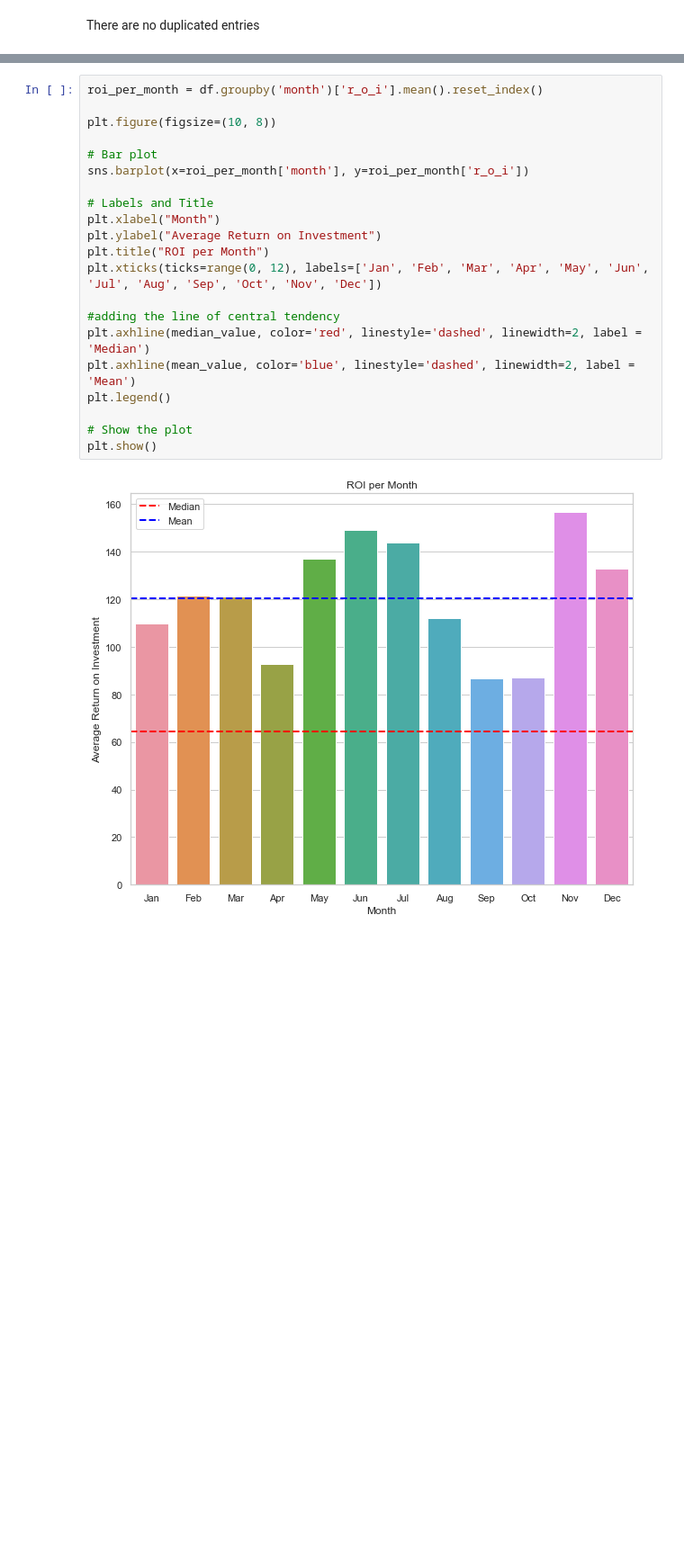
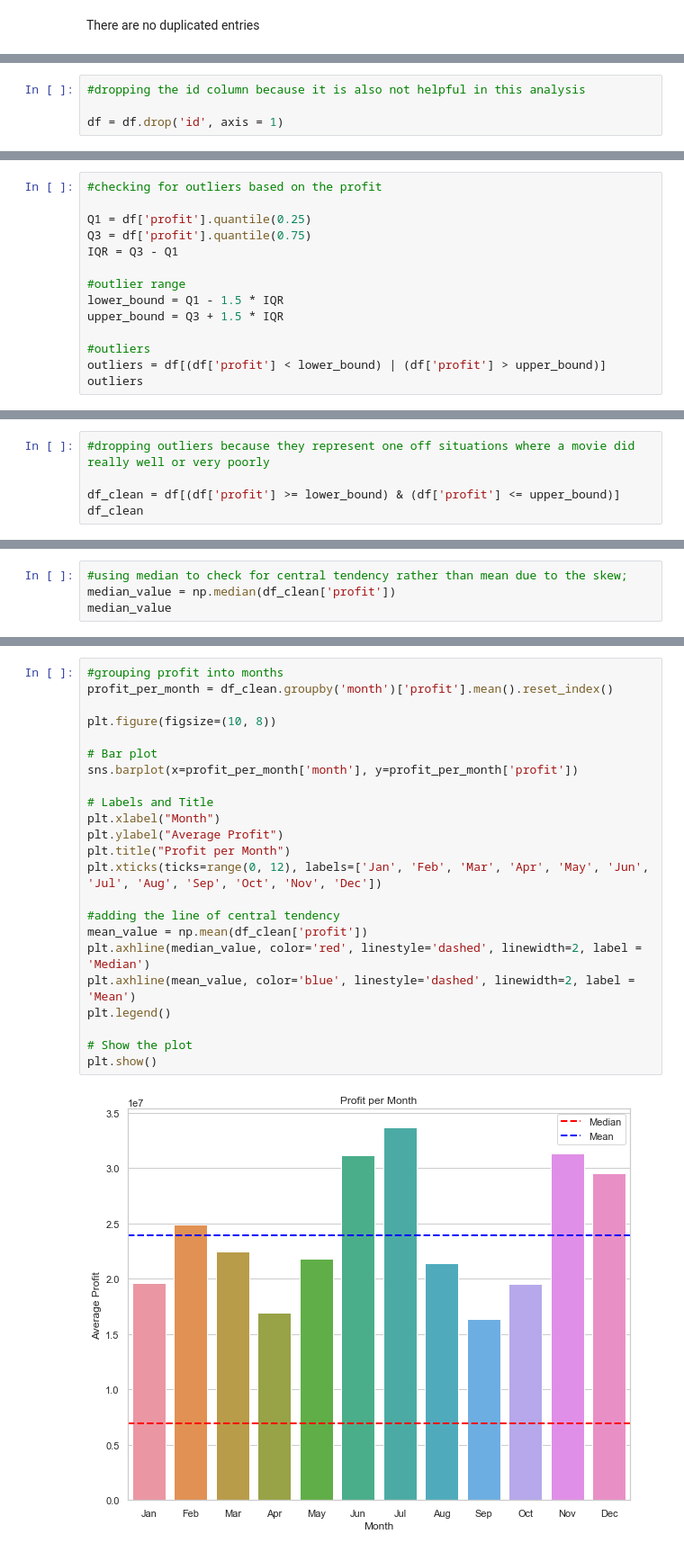
Before and after one commit to Kurgat-Bee/Phase2project, a Jupyter notebook: tnbugets.ipynb, the cells around one changed output, grey strips where cells are left out. Shown at 90% size. Saved outputs shown, nothing was run; the diff lists cells and outputs as text; blank space fills up the shorter version.

```diff
--- a/tnbugets.ipynb
+++ b/tnbugets.ipynb
@@ -224,3 +101,7 @@ The median return on investment (ROI) is 64.5%, which is a positive indicator, s
+# %%
+#dropping the id column because it is also not helpful in this analysis
+
+df = df.drop('id', axis = 1)
 # %%
 #converting month and date into datetime
 
@@ -262,0 +163,14 @@ df
+# %%
+#checking for outliers based on the profit
+
+Q1 = df['profit'].quantile(0.25)
+Q3 = df['profit'].quantile(0.75)
+IQR = Q3 - Q1
+
+#outlier range
+lower_bound = Q1 - 1.5 * IQR
+upper_bound = Q3 + 1.5 * IQR
+
+#outliers
+outliers = df[(df['profit'] < lower_bound) | (df['profit'] > upper_bound)]
+outliers
@@ -262,0 +191,5 @@ df
+# %%
+#dropping outliers because they represent one off situations where a movie did really well or very poorly
+
+df_clean = df[(df['profit'] >= lower_bound) & (df['profit'] <= upper_bound)]
+df_clean
@@ -262,0 +224,4 @@ df
+# %%
+#using median to check for central tendency rather than mean due to the skew;
+median_value = np.median(df_clean['profit'])
+median_value
@@ -372,25 +343,27 @@ The model confirms that higher production budgets are strongly associated with h
 # %%
-roi_per_month = df.groupby('month')['r_o_i'].mean().reset_index()
+#grouping profit into months
+profit_per_month = df_clean.groupby('month')['profit'].mean().reset_index()
 
 plt.figure(figsize=(10, 8))
 
 # Bar plot
-sns.barplot(x=roi_per_month['month'], y=roi_per_month['r_o_i'])
+sns.barplot(x=profit_per_month['month'], y=profit_per_month['profit'])
 
 # Labels and Title
 plt.xlabel("Month")
-plt.ylabel("Average Return on Investment")
-plt.title("ROI per Month")
+plt.ylabel("Average Profit")
+plt.title("Profit per Month")
 plt.xticks(ticks=range(0, 12), labels=['Jan', 'Feb', 'Mar', 'Apr', 'May', 'Jun', 'Jul', 'Aug', 'Sep', 'Oct', 'Nov', 'Dec'])
 
 #adding the line of central tendency
+mean_value = np.mean(df_clean['profit'])
 plt.axhline(median_value, color='red', linestyle='dashed', linewidth=2, label = 'Median')
 plt.axhline(mean_value, color='blue', linestyle='dashed', linewidth=2, label = 'Mean')
 plt.legend()
 
 # Show the plot
 plt.show()
 # %% [output]
-[figure, old version]
+[figure, new version]
 # %% [markdown]
 
```
Also changed, not shown: parts of 50 cells of this notebook.
